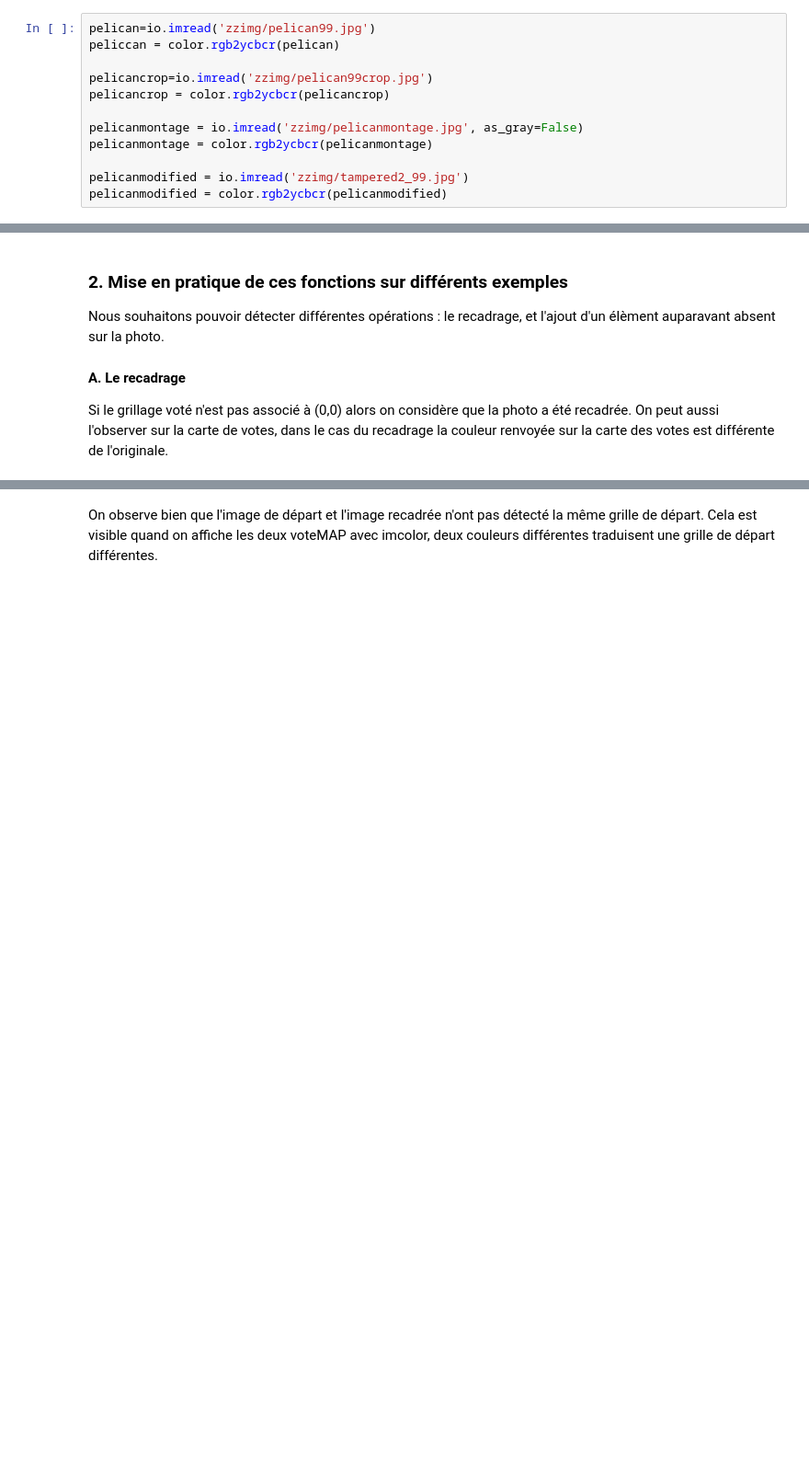
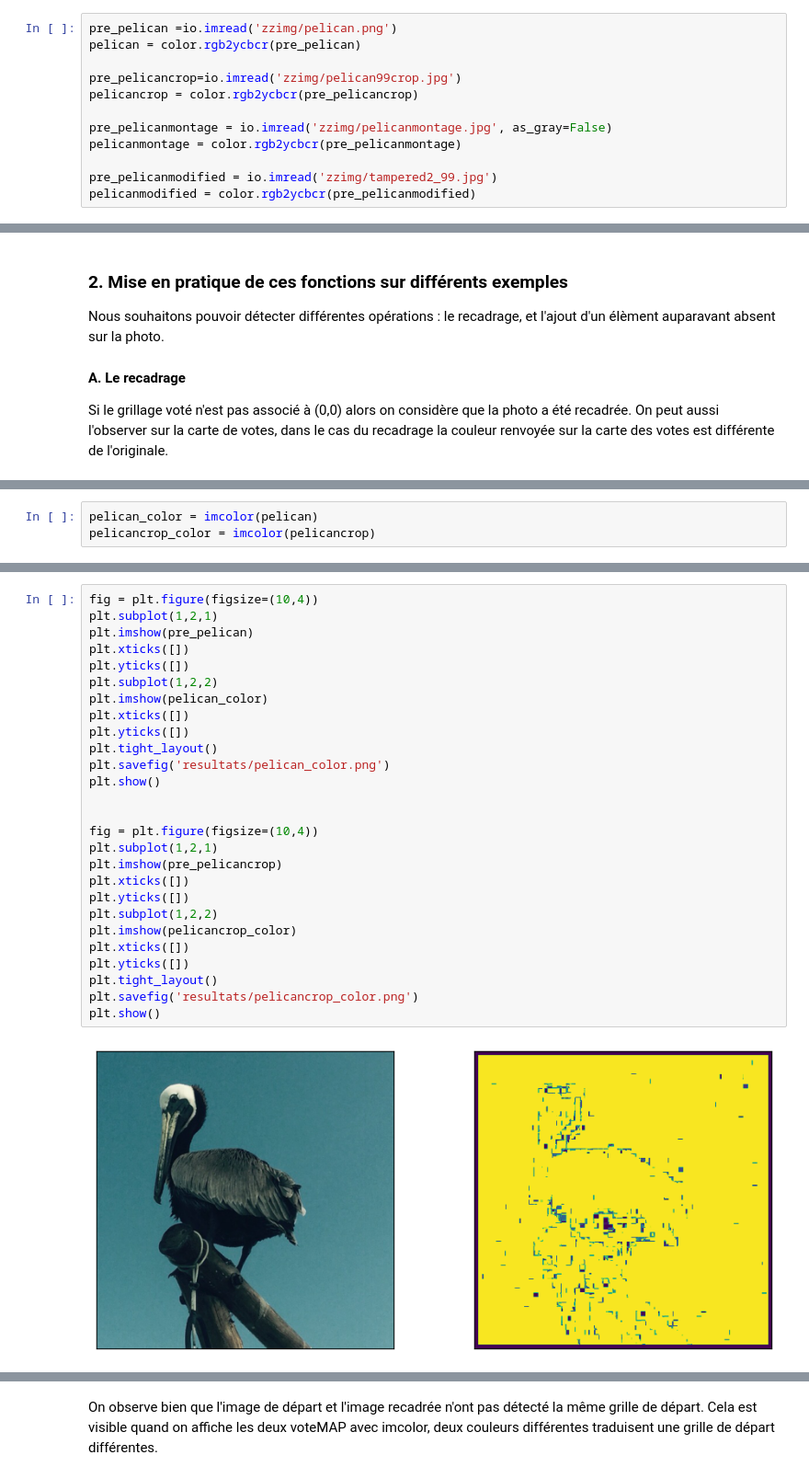
Before and after one commit to Bastaxeloux/ima-compressionjpg-main, a Jupyter notebook: projet.ipynb, the cells around one changed output, grey strips where cells are left out. Shown at 92% size. Saved outputs shown, nothing was run; the diff lists cells and outputs as text; blank space fills up the shorter version.

```diff
--- a/projet.ipynb
+++ b/projet.ipynb
@@ -126,17 +126,17 @@ Ensuite nous importons les images à analyser grâce à io. Nous avons enregistr
 nombreuses images sur lequelles nous avons travaillés tout au long de ce projet dans le
 dossier /zzimg. Ce dossier est disponible sur notre Github à l'adresse
 # %%
-pelican=io.imread('zzimg/pelican99.jpg')
-peliccan = color.rgb2ycbcr(pelican)
+pre_pelican =io.imread('zzimg/pelican.png')
+pelican = color.rgb2ycbcr(pre_pelican)
 
-pelicancrop=io.imread('zzimg/pelican99crop.jpg')
-pelicancrop = color.rgb2ycbcr(pelicancrop)
+pre_pelicancrop=io.imread('zzimg/pelican99crop.jpg')
+pelicancrop = color.rgb2ycbcr(pre_pelicancrop)
 
-pelicanmontage = io.imread('zzimg/pelicanmontage.jpg', as_gray=False)
-pelicanmontage = color.rgb2ycbcr(pelicanmontage)
+pre_pelicanmontage = io.imread('zzimg/pelicanmontage.jpg', as_gray=False)
+pelicanmontage = color.rgb2ycbcr(pre_pelicanmontage)
 
-pelicanmodified = io.imread('zzimg/tampered2_99.jpg')
-pelicanmodified = color.rgb2ycbcr(pelicanmodified)
+pre_pelicanmodified = io.imread('zzimg/tampered2_99.jpg')
+pelicanmodified = color.rgb2ycbcr(pre_pelicanmodified)
 # %% [markdown]
 On réalise une fonction pour calculer le NFA d'une grille. Pour cela il est nécessaire de définir la fonction BinTail qui calcule la somme des probabilités binomiales de 1 à $k-1$, somme qu'on va soustraire à 1 pour obtenir la queue de notre probabilité binomiale de $k$ à $n$. Ensuite on calcule le NFA à l'aide des dimensions de l'image.
 # %%
@@ -308,0 +281,3 @@ voteMAP terminé
+# %%
+pelican_color = imcolor(pelican)
+pelicancrop_color = imcolor(pelicancrop)
@@ -308,0 +289,29 @@ voteMAP terminé
+# %%
+fig = plt.figure(figsize=(10,4))
+plt.subplot(1,2,1)
+plt.imshow(pre_pelican)
+plt.xticks([])
+plt.yticks([])
+plt.subplot(1,2,2)
+plt.imshow(pelican_color)
+plt.xticks([])
+plt.yticks([])
+plt.tight_layout()
+plt.savefig('resultats/pelican_color.png')
+plt.show()
+
+
+fig = plt.figure(figsize=(10,4))
+plt.subplot(1,2,1)
+plt.imshow(pre_pelicancrop)
+plt.xticks([])
+plt.yticks([])
+plt.subplot(1,2,2)
+plt.imshow(pelicancrop_color)
+plt.xticks([])
+plt.yticks([])
+plt.tight_layout()
+plt.savefig('resultats/pelicancrop_color.png')
+plt.show()
+# %% [output]
+[figure, added]
```
Also changed, not shown: parts of 15 cells of this notebook, 9 other files.
